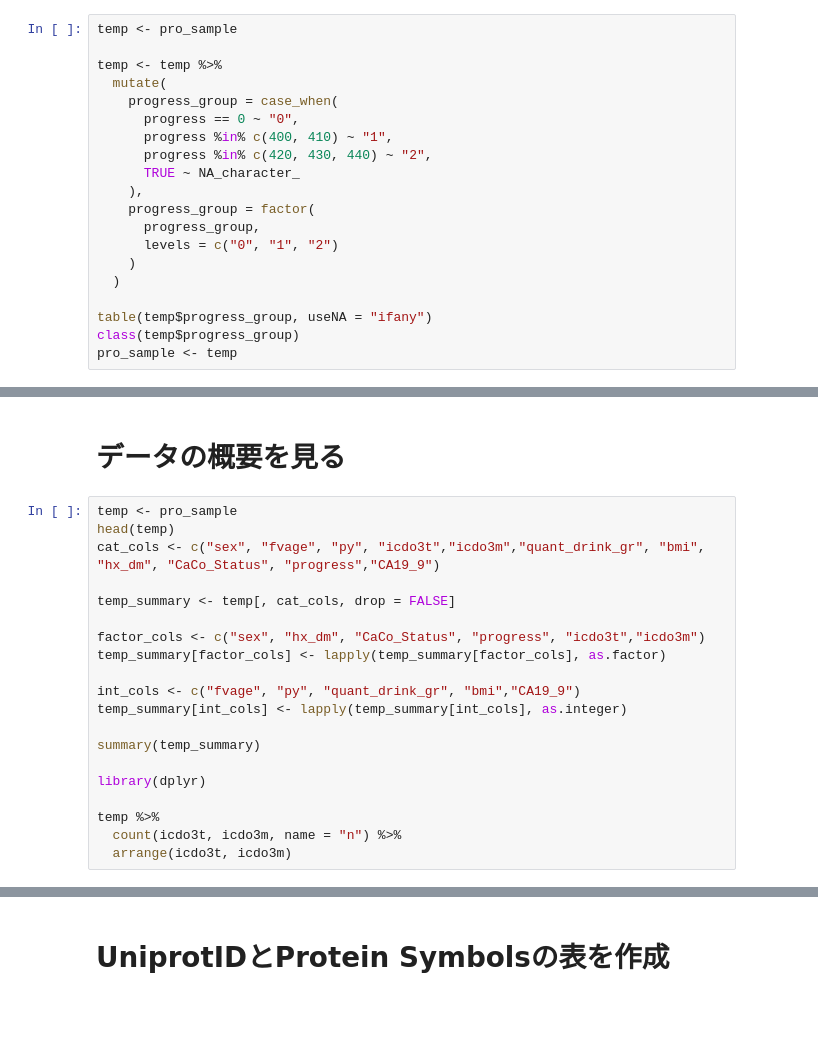
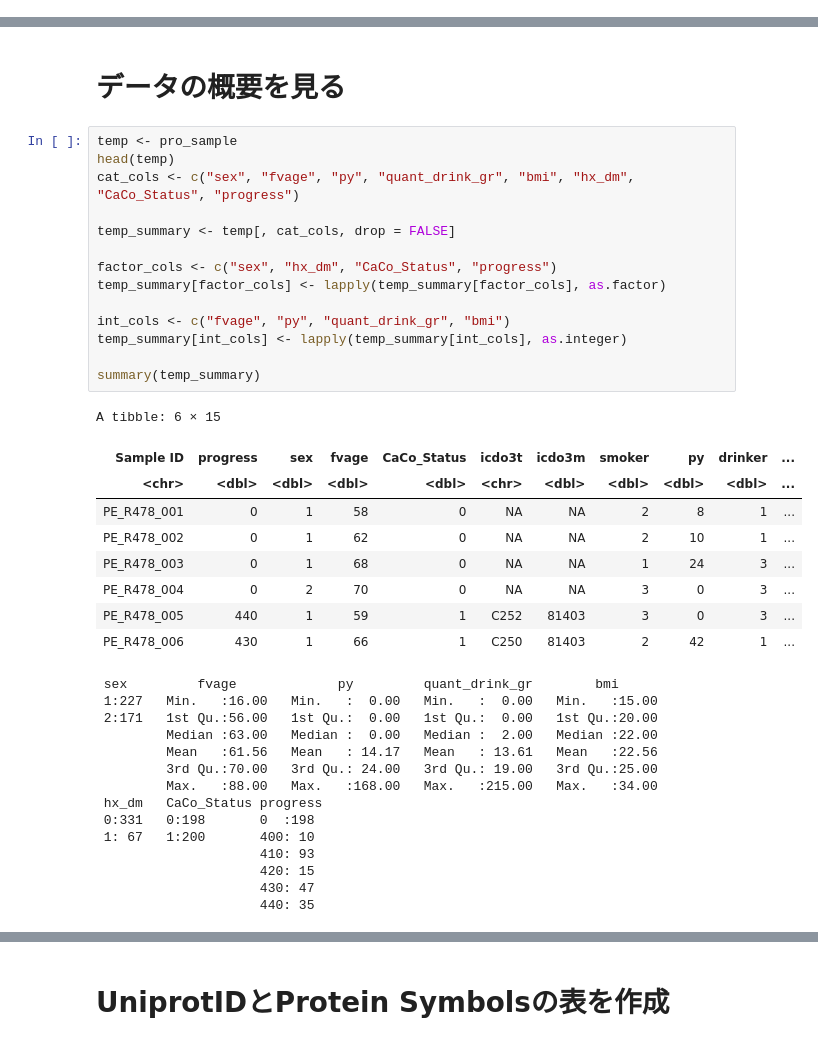
Before and after one commit to ken5watanabe-lab/FY2026-Laboratory-Research, a Jupyter notebook: YukaTorii/Proteomics_valildation398_Aichi/01A-preprocessing.ipynb, the cells around one changed output, grey strips where cells are left out. Drawn from its saved outputs; the diff is of its cells as text; blank space fills up the shorter version.

```diff
--- a/YukaTorii/Proteomics_valildation398_Aichi/01A-preprocessing.ipynb
+++ b/YukaTorii/Proteomics_valildation398_Aichi/01A-preprocessing.ipynb
@@ -112,23 +249,3 @@ pro_sample <- temp
-# %%
-temp <- pro_sample
-
-temp <- temp %>%
-  mutate(
-    progress_group = case_when(
-      progress == 0 ~ "0",
-      progress %in% c(400, 410) ~ "1",
-      progress %in% c(420, 430, 440) ~ "2",
-      TRUE ~ NA_character_
-    ),
-    progress_group = factor(
-      progress_group,
-      levels = c("0", "1", "2")
-    )
-  )
-
-table(temp$progress_group, useNA = "ifany")
-class(temp$progress_group)
-pro_sample <- temp
 # %% [markdown]
 # Check missing values
 # %% [markdown]
@@ -250,20 +434,38 @@ if (!dir.exists("./ExportData")) {
 # %%
 temp <- pro_sample
 head(temp)
-cat_cols <- c("sex", "fvage", "py", "icdo3t","icdo3m","quant_drink_gr", "bmi", "hx_dm", "CaCo_Status", "progress","CA19_9")
+cat_cols <- c("sex", "fvage", "py", "quant_drink_gr", "bmi", "hx_dm", "CaCo_Status", "progress")
 
 temp_summary <- temp[, cat_cols, drop = FALSE]
 
-factor_cols <- c("sex", "hx_dm", "CaCo_Status", "progress", "icdo3t","icdo3m")
+factor_cols <- c("sex", "hx_dm", "CaCo_Status", "progress")
 temp_summary[factor_cols] <- lapply(temp_summary[factor_cols], as.factor)
 
-int_cols <- c("fvage", "py", "quant_drink_gr", "bmi","CA19_9")
+int_cols <- c("fvage", "py", "quant_drink_gr", "bmi")
 temp_summary[int_cols] <- lapply(temp_summary[int_cols], as.integer)
 
 summary(temp_summary)
-
-library(dplyr)
-
-temp %>%
-  count(icdo3t, icdo3m, name = "n") %>%
-  arrange(icdo3t, icdo3m)
+# %% [output]
+A tibble: 6 × 15
+| Sample ID | progress | sex | fvage | CaCo_Status | icdo3t | icdo3m | smoker | py | drinker | ... |
+| <chr> | <dbl> | <dbl> | <dbl> | <dbl> | <chr> | <dbl> | <dbl> | <dbl> | <dbl> | ... |
+| PE_R478_001 | 0 | 1 | 58 | 0 | NA | NA | 2 | 8 | 1 | ... |
+| PE_R478_002 | 0 | 1 | 62 | 0 | NA | NA | 2 | 10 | 1 | ... |
+| PE_R478_003 | 0 | 1 | 68 | 0 | NA | NA | 1 | 24 | 3 | ... |
+| PE_R478_004 | 0 | 2 | 70 | 0 | NA | NA | 3 | 0 | 3 | ... |
+| PE_R478_005 | 440 | 1 | 59 | 1 | C252 | 81403 | 3 | 0 | 3 | ... |
+| PE_R478_006 | 430 | 1 | 66 | 1 | C250 | 81403 | 2 | 42 | 1 | ... |
+ sex         fvage             py         quant_drink_gr        bmi
+ 1:227   Min.   :16.00   Min.   :  0.00   Min.   :  0.00   Min.   :15.00
+ 2:171   1st Qu.:56.00   1st Qu.:  0.00   1st Qu.:  0.00   1st Qu.:20.00
+         Median :63.00   Median :  0.00   Median :  2.00   Median :22.00
+         Mean   :61.56   Mean   : 14.17   Mean   : 13.61   Mean   :22.56
+         3rd Qu.:70.00   3rd Qu.: 24.00   3rd Qu.: 19.00   3rd Qu.:25.00
+         Max.   :88.00   Max.   :168.00   Max.   :215.00   Max.   :34.00
+ hx_dm   CaCo_Status progress
+ 0:331   0:198       0  :198
+ 1: 67   1:200       400: 10
+                     410: 93
+                     420: 15
+                     430: 47
+                     440: 35
```
Also changed, not shown: parts of 35 cells of this notebook, 9 other files.
